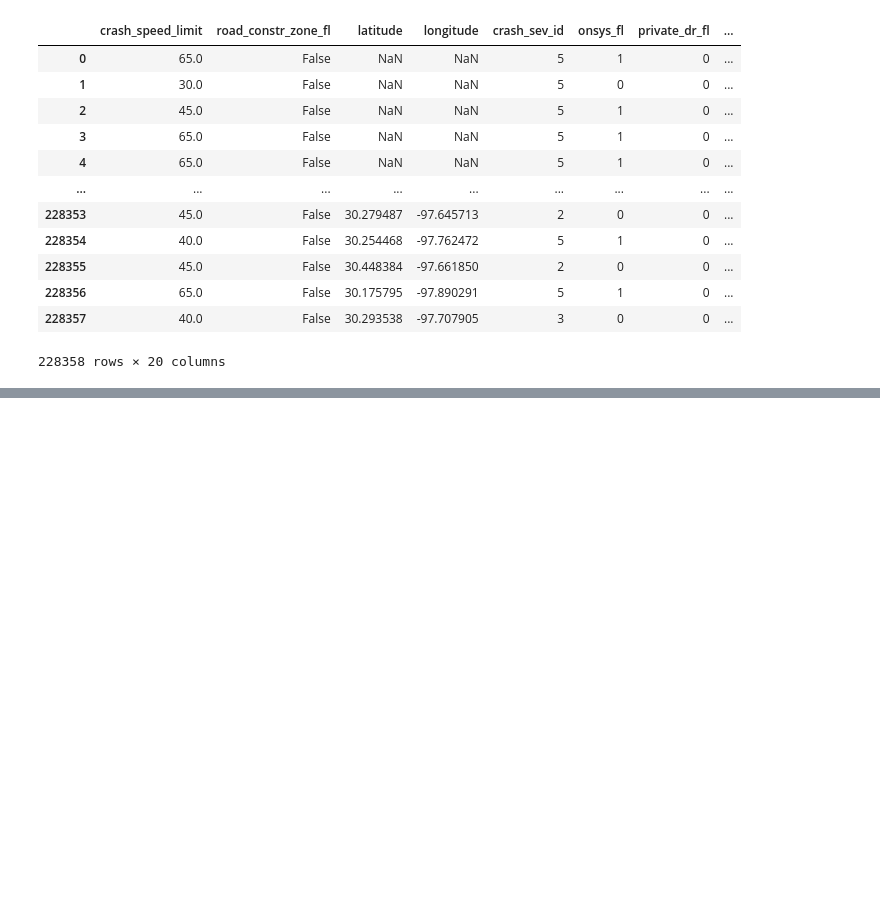
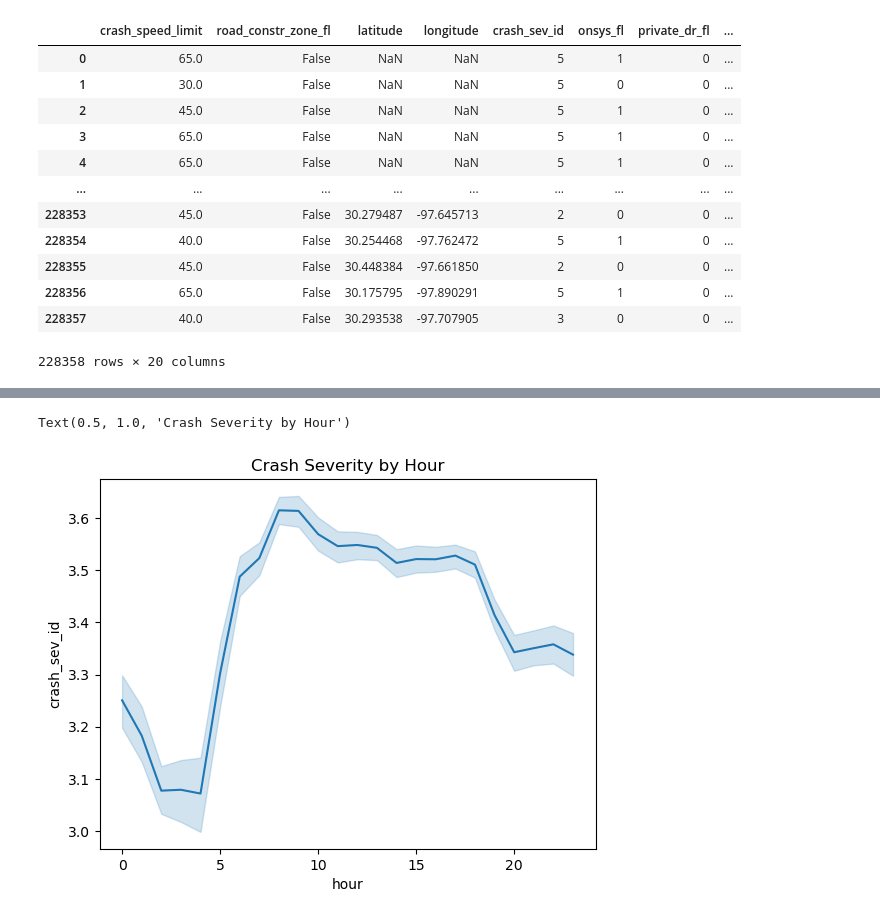
Before and after one commit to veee676/6302FinalTexasTrafficAccidentSeverityPrediction, a Jupyter notebook: Preprocessing.ipynb, the cells around one changed output, grey strips where cells are left out. Saved outputs shown, nothing was run; the diff lists cells and outputs as text; code cells hidden in the pictures; blank space fills up the shorter version.

```diff
--- a/Preprocessing.ipynb
+++ b/Preprocessing.ipynb
@@ -414,0 +527,8 @@ plt.title('Correlation Heatmap')
+# %%
+### time based
+## severity by hour
+sns.lineplot(x='hour', y='crash_sev_id', data=df_class)
+plt.title('Crash Severity by Hour')
+# %% [output]
+Text(0.5, 1.0, 'Crash Severity by Hour')
+[figure, added]
```
Also changed, not shown: parts of 15 cells of this notebook.
